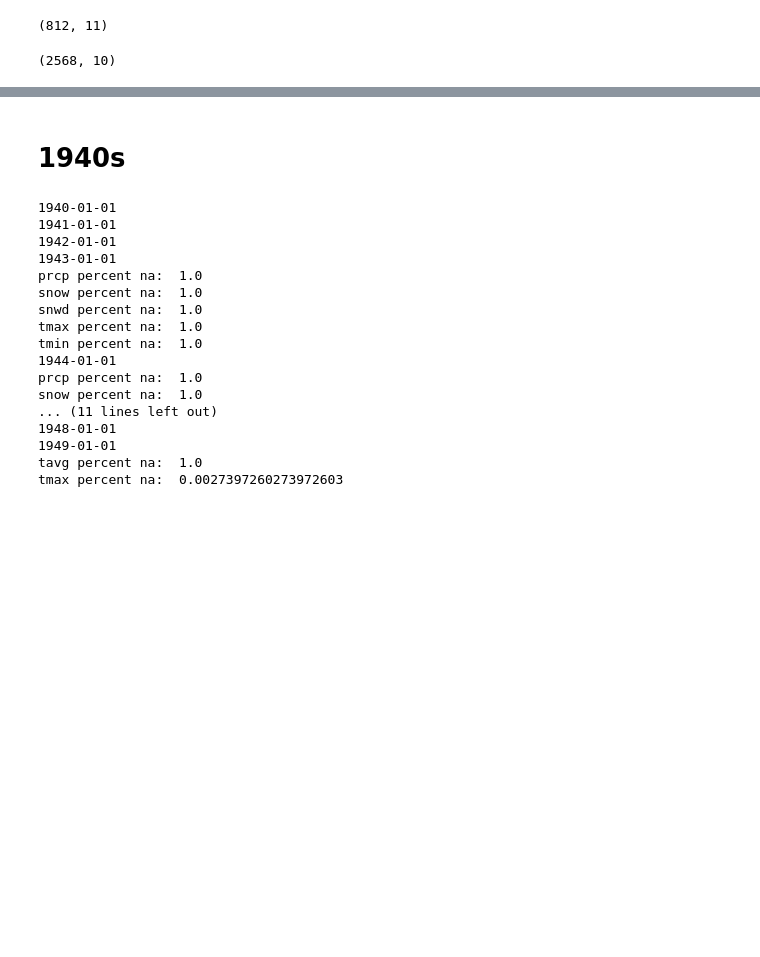
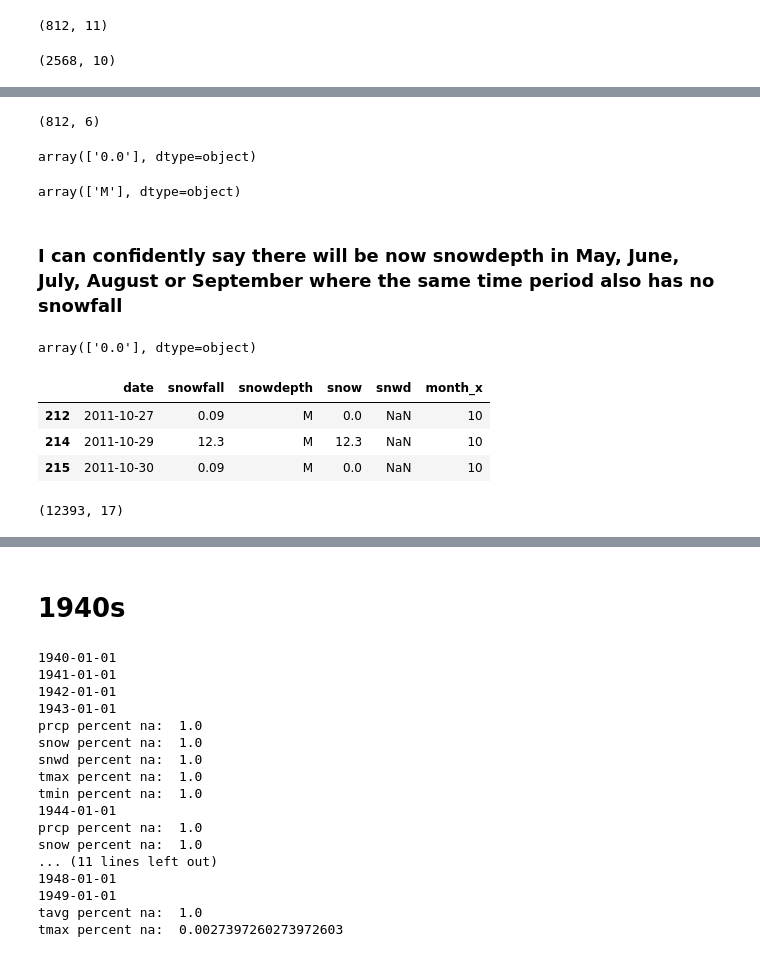
Before and after one commit to mrp10005/Bradley_CT_Weather, a Jupyter notebook: Bradley_Data_Cleansing_1_1_1943_12_31_2023.ipynb, the cells around one changed output, grey strips where cells are left out. Saved outputs shown, nothing was run; the diff lists cells and outputs as text; code cells hidden in the pictures; blank space fills up the shorter version.

```diff
--- a/Bradley_Data_Cleansing_1_1_1943_12_31_2023.ipynb
+++ b/Bradley_Data_Cleansing_1_1_1943_12_31_2023.ipynb
@@ -722,6 +725,10 @@ df_cornell[(df_cornell['date']>= '2010-01-01') & (df_cornell['date']< '2020-01-0
           & (df_cornell['snowdepth'] == 'M')].shape
 # %% [output]
 (812, 11)
+# %%
+### snow depth has some missing
+cor_snd_missing = df_cornell[(df_cornell['date']>= '2010-01-01') & (df_cornell['date']< '2020-01-01')
+          & (df_cornell['snowdepth'] == 'M')]
 # %%
 ### snwd has some missing
 df[(df['date']>= '2010-01-01') & (df['date']< '2020-01-01')& (df['snwd'].isna())].shape
@@ -735,0 +737,36 @@ df[(df['date']>= '2010-01-01') & (df['date']< '2020-01-01')& (df['snwd'].isna())
+# %%
+### snwd has some missing
+noaa_snd_missing = df[(df['date']>= '2010-01-01') & (df['date']< '2020-01-01')& (df['snwd'].isna())]
+# %%
+merged_snwd = pd.merge(cor_snd_missing,noaa_snd_missing, on = 'date', how = 'left')
+# %%
+data = merged_snwd[['date','snowfall','snowdepth','snow','snwd','month_x']]
+# %%
+data[data['snwd'].isna()].shape
+# %% [output]
+(812, 6)
+# %%
+data[data['month_x'].isin([5,6,7,8,9])].snowfall.unique()
+# %% [output]
+array(['0.0'], dtype=object)
+# %%
+data[data['month_x'].isin([5,6,7,8,9])].snowdepth.unique()
+# %% [output]
+array(['M'], dtype=object)
+# %% [markdown]
+### I can confidently say there will be now snowdepth in May, June, July, August or September where the same time period also has no snowfall
+# %%
+data[~data['month_x'].isin([1,2,3,4,10,11,12])].snowfall.unique()
+# %% [output]
+array(['0.0'], dtype=object)
+# %%
+data[(~data['month_x'].isin([1,2,3,4,11,12])) & (data['snowfall'].isin([0.09, '12.3']))]
+# %% [output]
+|  | date | snowfall | snowdepth | snow | snwd | month_x |
+| 212 | 2011-10-27 | 0.09 | M | 0.0 | NaN | 10 |
+| 214 | 2011-10-29 | 12.3 | M | 12.3 | NaN | 10 |
+| 215 | 2011-10-30 | 0.09 | M | 0.0 | NaN | 10 |
+# %%
+df2[~df2['month'].isin([1,2,3,4,10,11,12])].shape
+# %% [output]
+(12393, 17)
```
Also changed, not shown: parts of 8 cells of this notebook.
